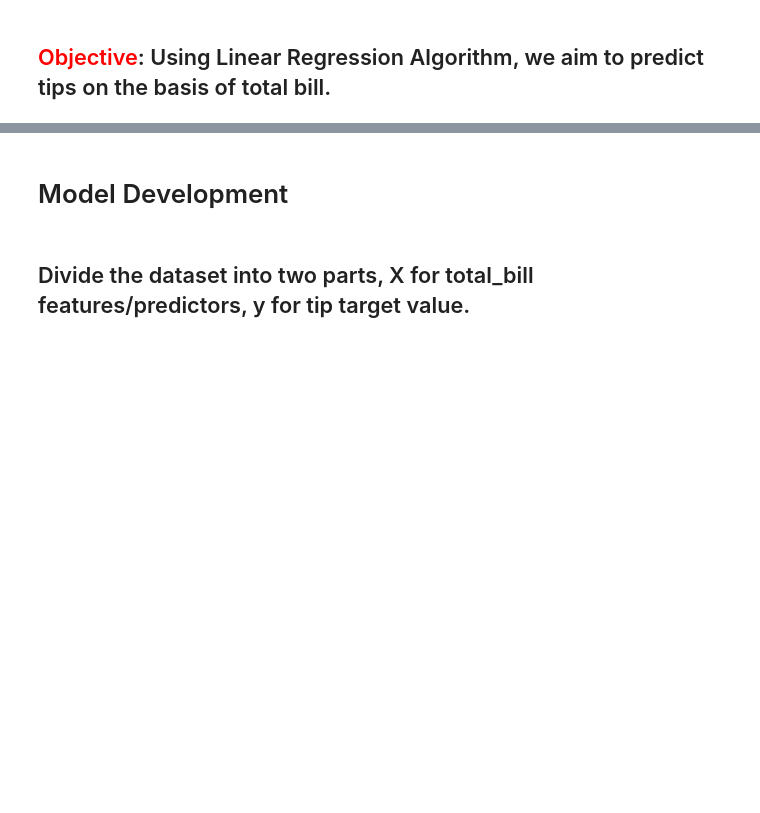
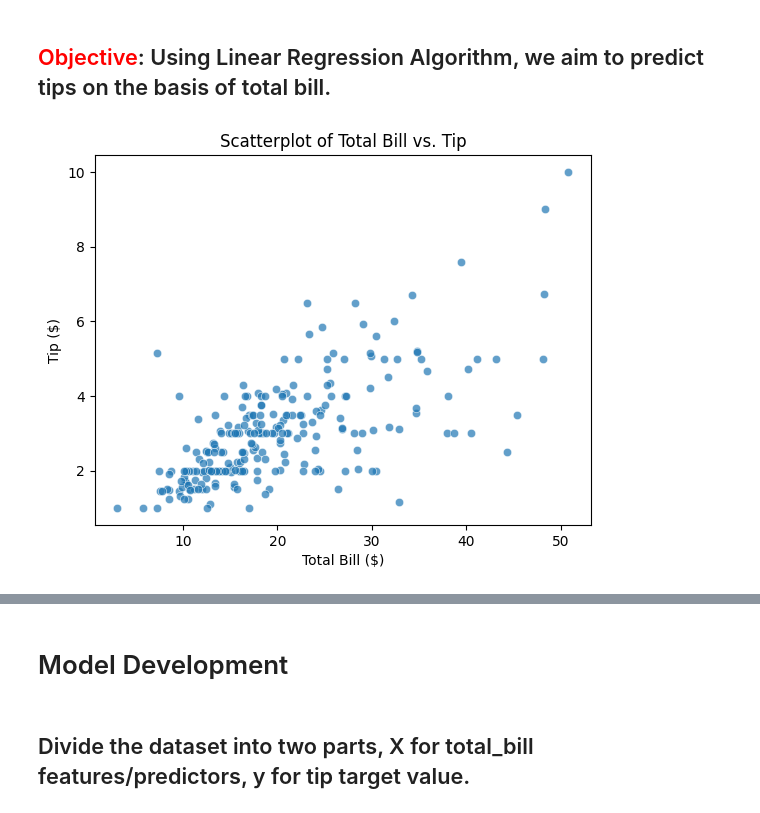
Before and after one commit to EdwinAbdonShayo/Data-Science-AI-Lessons, a Jupyter notebook: Week 4/DSAI-Lab4-Stu.ipynb, the cells around one changed output, grey strips where cells are left out. Cells and saved outputs as stored; diff of their text form; code cells hidden in the pictures; blank space fills up the shorter version.

```diff
--- a/Week 4/DSAI-Lab4-Stu.ipynb
+++ b/Week 4/DSAI-Lab4-Stu.ipynb
@@ -16,5 +17,7 @@ from sklearn.linear_model import LinearRegression
 ## Load ‘tips’ data set from seaborn library
 # %%
 # Load the dataset "tips" from seaborn package using sns object.
+
+tips = sns.load_dataset("tips")
 # %%
 # Print the head of the dataset to have an idea.
@@ -27,5 +59,17 @@ from sklearn.linear_model import LinearRegression
 # %%
 # Can you plot a scatterplot below to see whether total bill tends to proprotionally increase with the tip?
 # This way we can be sure to use 'total_bill' feature to predict 'tip' target value by observing the correlation.
+
+sns.scatterplot(x="total_bill", y="tip", data=tips, alpha=0.7)
+
+# Add labels and title
+plt.xlabel("Total Bill ($)")
+plt.ylabel("Tip ($)")
+plt.title("Scatterplot of Total Bill vs. Tip")
+
+# Show the plot
+plt.show()
+# %% [output]
+[figure, added]
 # %%
 # Consider using regplot() or lmplot function to see this trend much clearly.
```
Also changed, not shown: parts of 5 cells of this notebook.
